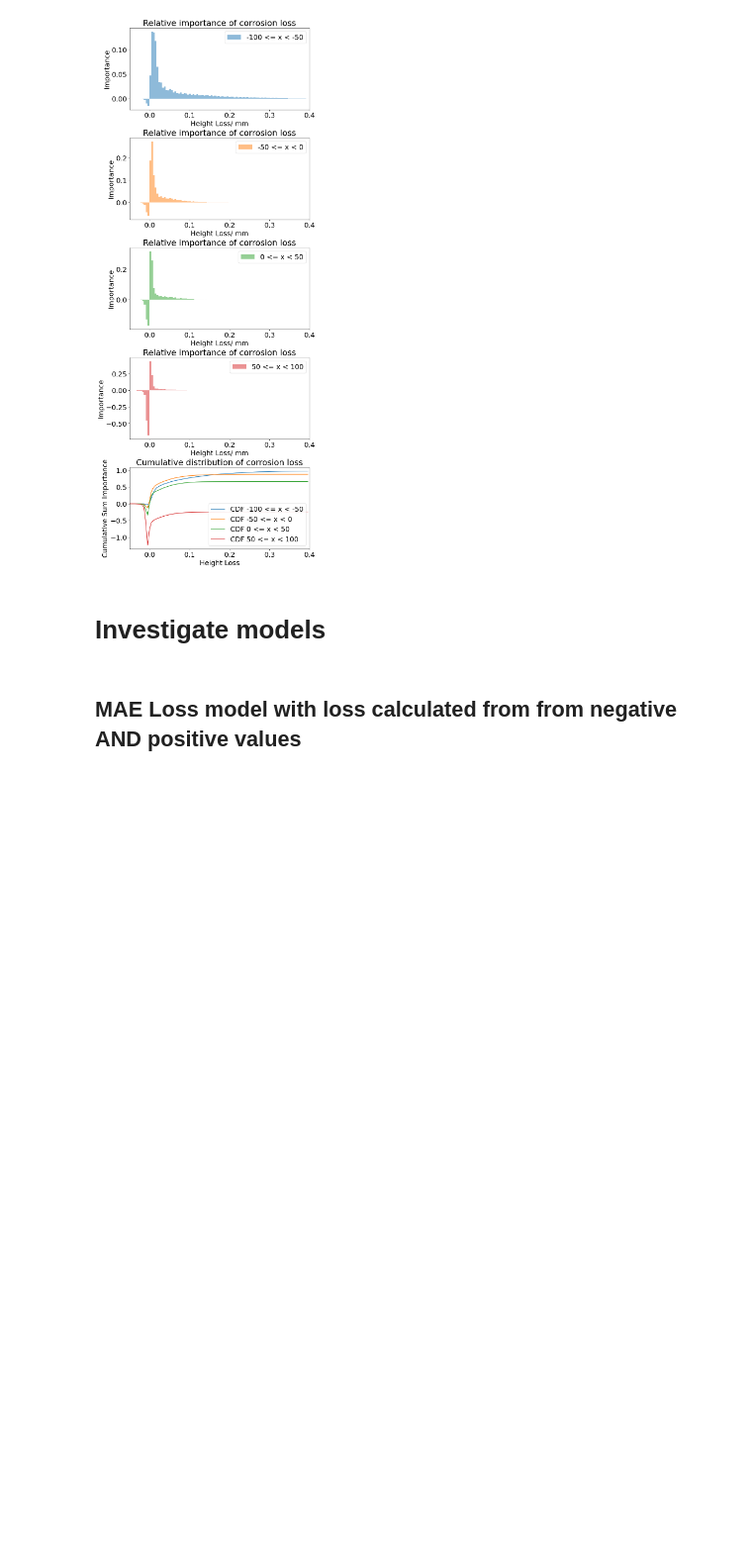
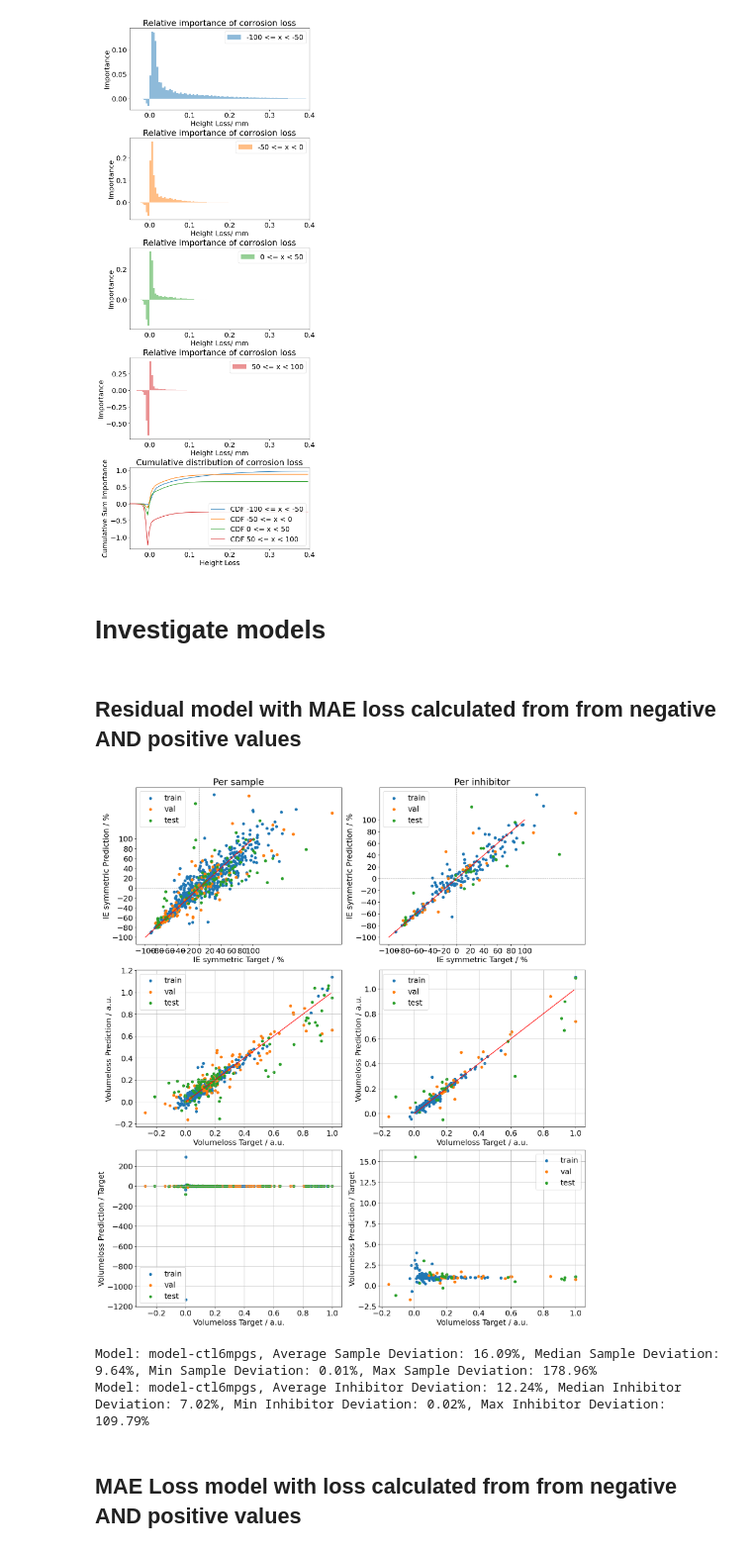
Before and after one commit to lars-dammann/ai2, a Jupyter notebook: results/result-analysis.ipynb, the cells around one changed output. Shown at 99% size. Cells and saved outputs as stored; diff of their text form; code cells hidden in the pictures; blank space fills up the shorter version.

Commit message:
Add analysis of residual restults

```diff
--- a/results/result-analysis.ipynb
+++ b/results/result-analysis.ipynb
@@ -791,6 +791,43 @@ def calc_model_deviation(df, lower=False):
     else:
         dev = np.abs(df.volumeloss_target.apply(calc_ie_symmetric) - df.volumeloss_predict.apply(calc_ie_symmetric))
         return dev.mean(), dev.median(), dev.min(), dev.max()
+# %% [markdown]
+## Residual model with MAE loss calculated from from negative AND positive values
+# %%
+## MSE loss model
+model = "model-ctl6mpgs"
+# save_side_by_side(model, "test")
+# save_side_by_side(model, "val")
+# save_side_by_side(model, "train")
+data_types = ["train", "val", "test"]
+results, inhibitor = create_result_df(model, data_types)
+
+fig, ax = plt.subplots(3, 2, figsize=(16, 18), constrained_layout=True)
+
+ax[0][0].set_title("Per sample")
+ax[0][1].set_title("Per inhibitor")
+
+plot_ie_symmetric(ax[0][0], results)
+plot_ie_symmetric(ax[0][1], inhibitor)
+
+plot_target_vs_prediction(ax[1][0], results)
+plot_target_vs_prediction(ax[1][1], inhibitor)
+
+plot_normalized_target_vs_prediction(ax[2][0], results)
+plot_normalized_target_vs_prediction(ax[2][1], inhibitor)
+
+plt.show()
+
+sample_score = calc_model_deviation(results)
+inhibitor_score = calc_model_deviation(inhibitor)
+print(f"Model: {model}, Average Sample Deviation: {sample_score[0]:.2f}%, Median Sample Deviation: {sample_score[1]:.2f}%, Min Sample Deviation: {sample_score[2]:.2f}%, Max Sample Deviation: {sample_score[3]:.2f}%")
+print(f"Model: {model}, Average Inhibitor Deviation: {inhibitor_score[0]:.2f}%, Median Inhibitor Deviation: {inhibitor_score[1]:.2f}%, Min Inhibitor Deviation: {inhibitor_score[2]:.2f}%, Max Inhibitor Deviation: {inhibitor_score[3]:.2f}%")
+
+# determine_systematic_bias(results, inhibitor)
+# %% [output]
+[figure, added]
+Model: model-ctl6mpgs, Average Sample Deviation: 16.09%, Median Sample Deviation: 9.64%, Min Sample Deviation: 0.01%, Max Sample Deviation: 178.96%
+Model: model-ctl6mpgs, Average Inhibitor Deviation: 12.24%, Median Inhibitor Deviation: 7.02%, Min Inhibitor Deviation: 0.02%, Max Inhibitor Deviation: 109.79%
 # %% [markdown]
 ## MAE Loss model with loss calculated from from negative AND positive values
 # %%
```
